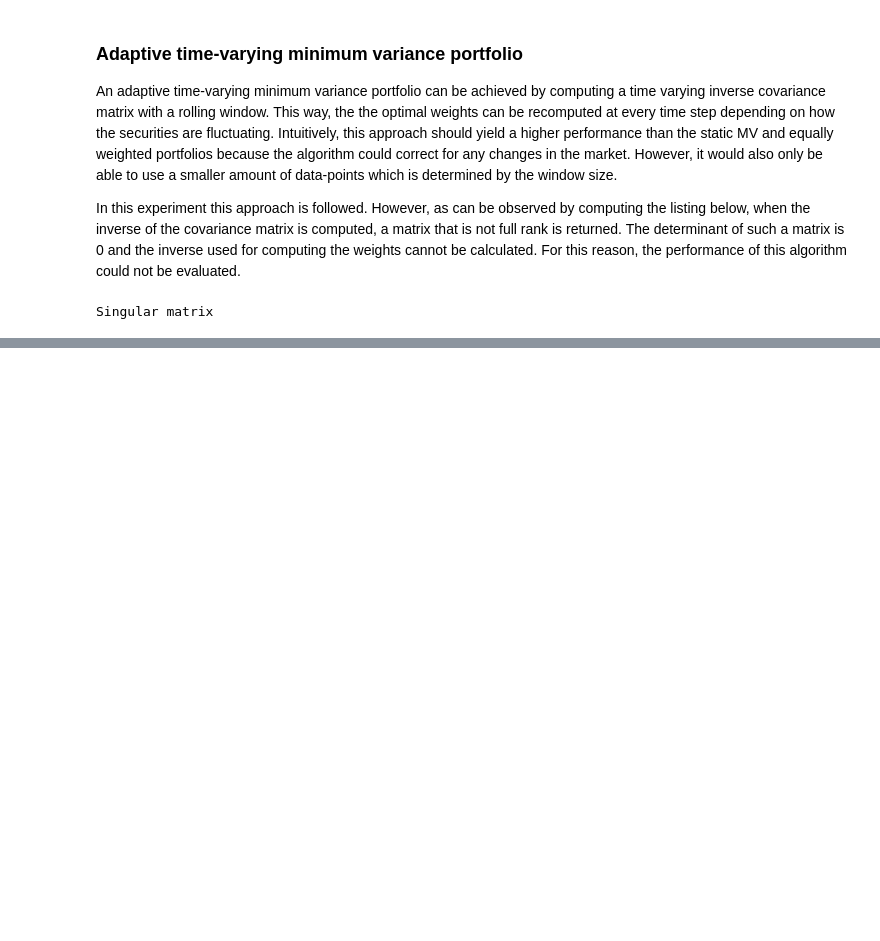
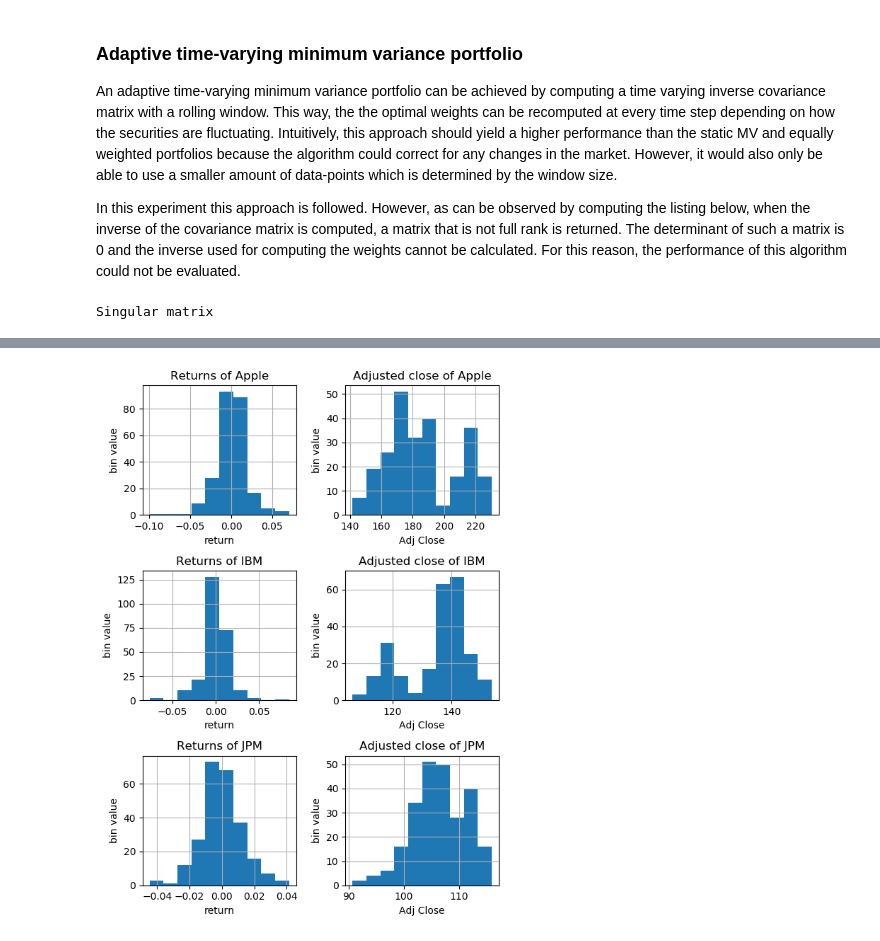
Before and after one commit to ag4015/Signal-Processing-and-Machine-Learning-for-Finance, a Jupyter notebook: Financial Signal Processing Coursework.ipynb, the cells around one changed output, grey strips where cells are left out. Cells and saved outputs as stored; diff of their text form; code cells hidden in the pictures; blank space fills up the shorter version.

```diff
--- a/Financial Signal Processing Coursework.ipynb
+++ b/Financial Signal Processing Coursework.ipynb
@@ -1024,0 +1042,27 @@ Date
+# %%
+plt.figure(dpi=100, figsize=(6,8))
+for i in range(6):
+    plt.subplot(3,2,i+1)
+    plt.ylabel('bin value')
+    plt.grid()
+    plt.tight_layout()
+    if i%2 == 0:
+        plt.xlabel('return')
+        column = 'Ret'
+        string = 'Returns'
+    else:
+        plt.xlabel('Adj Close')
+        column = 'Adj Close'
+        string = 'Adjusted close'
+    if i == 0 or i == 1:
+        plt.title(str(string + ' of Apple'))
+        aapl[column].hist().plot()
+    if i == 2 or i == 3:
+        plt.title(str(string + ' of IBM'))
+        ibm[column].hist().plot()
+    if i == 4 or i == 5:
+        plt.title(str(string + ' of JPM'))
+        jpm[column].hist().plot()
+plt.show()
+# %% [output]
+[figure, added]
```
Also changed, not shown: parts of 13 cells of this notebook.
